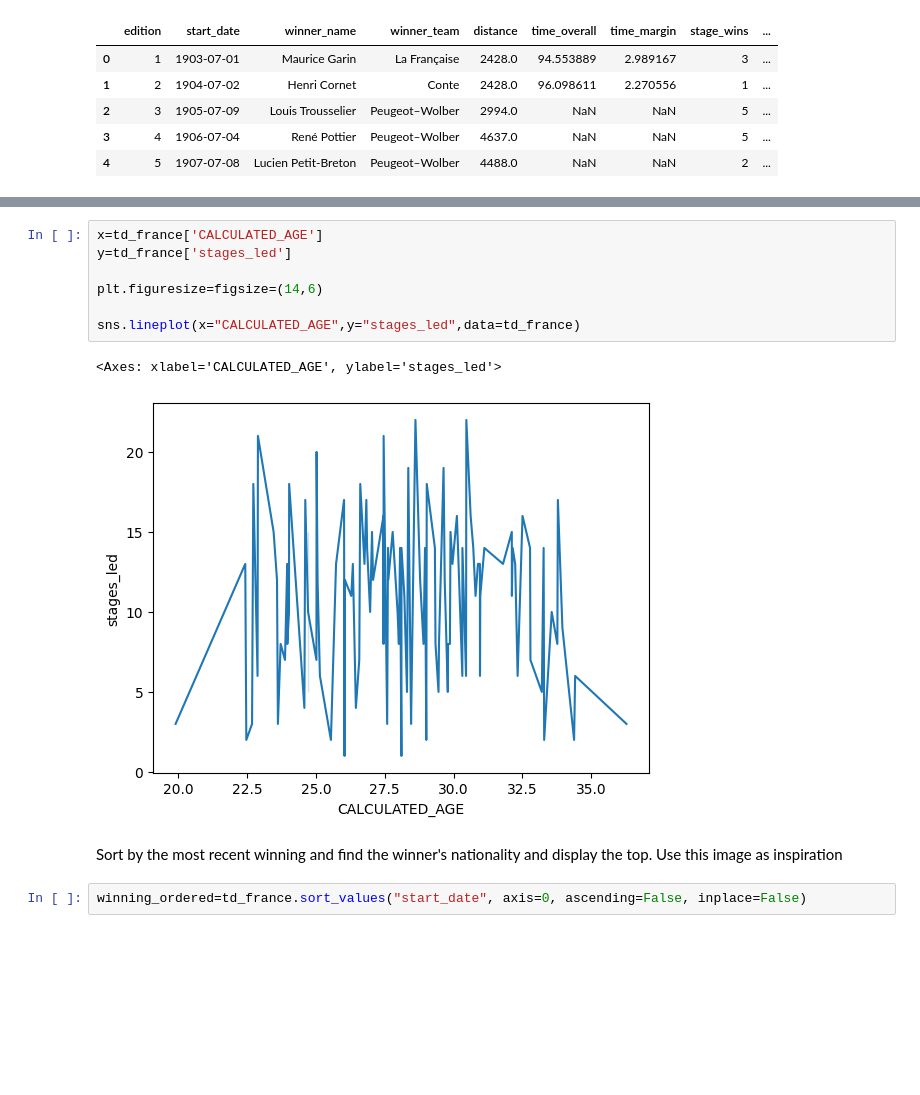
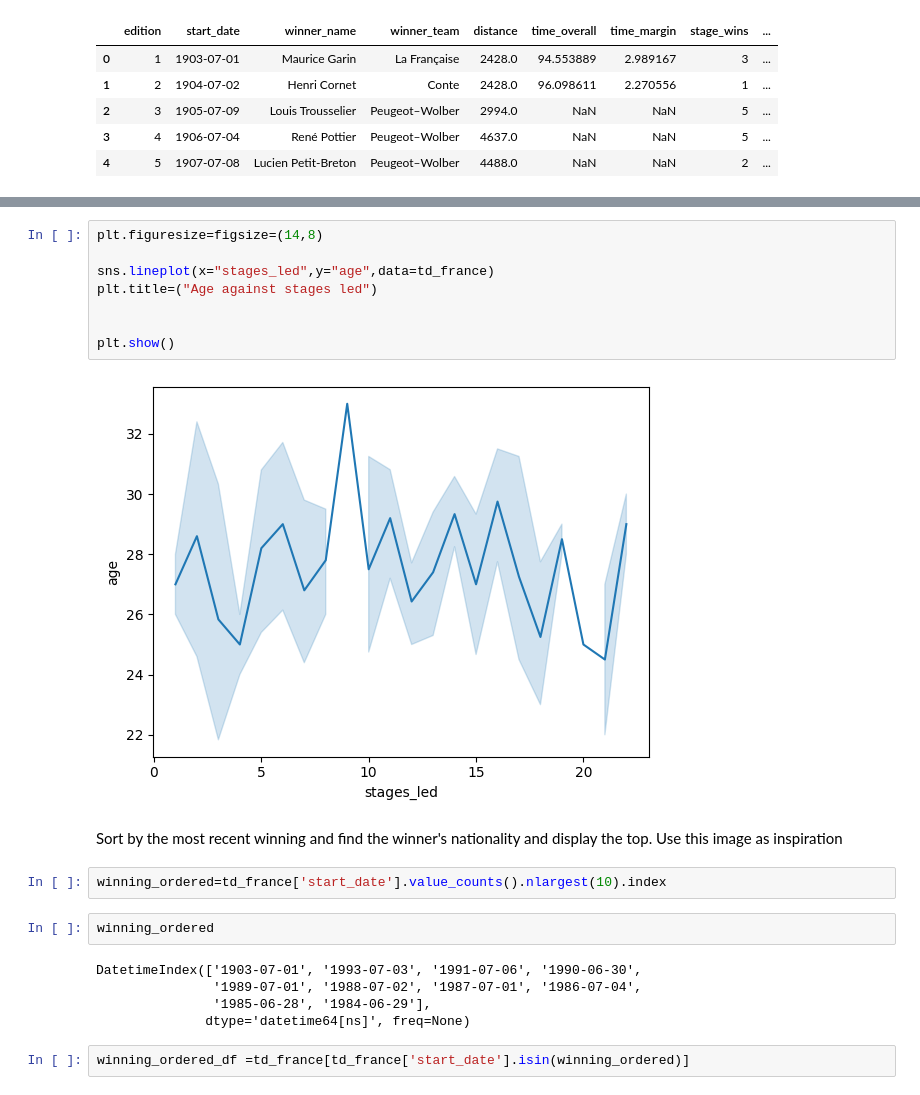
Before and after one commit to mgangla/PyData-Analysis, a Jupyter notebook: visualisationProject_SportsAnalytics.ipynb, the cells around one changed output, grey strips where cells are left out. Saved outputs shown, nothing was run; the diff lists cells and outputs as text; blank space fills up the shorter version.

```diff
--- a/visualisationProject_SportsAnalytics.ipynb
+++ b/visualisationProject_SportsAnalytics.ipynb
@@ -106,14 +107,23 @@ td_france.head(3)
 # %%
-x=td_france['CALCULATED_AGE']
-y=td_france['stages_led']
+plt.figuresize=figsize=(14,8)
 
-plt.figuresize=figsize=(14,6)
+sns.lineplot(x="stages_led",y="age",data=td_france)
+plt.title=("Age against stages led")
 
-sns.lineplot(x="CALCULATED_AGE",y="stages_led",data=td_france)
+
+plt.show()
 # %% [output]
-<Axes: xlabel='CALCULATED_AGE', ylabel='stages_led'>
-[figure, old version]
+[figure, new version]
 # %% [markdown]
 Sort by the most recent winning and find the winner's nationality and display the top. Use this image as inspiration
-# %%
-winning_ordered=td_france.sort_values("start_date", axis=0, ascending=False, inplace=False)
+# %%
+winning_ordered=td_france['start_date'].value_counts().nlargest(10).index
+# %%
+winning_ordered
+# %% [output]
+DatetimeIndex(['1903-07-01', '1993-07-03', '1991-07-06', '1990-06-30',
+               '1989-07-01', '1988-07-02', '1987-07-01', '1986-07-04',
+               '1985-06-28', '1984-06-29'],
+              dtype='datetime64[ns]', freq=None)
+# %%
+winning_ordered_df =td_france[td_france['start_date'].isin(winning_ordered)]
```
Also changed, not shown: parts of 4 cells of this notebook.
